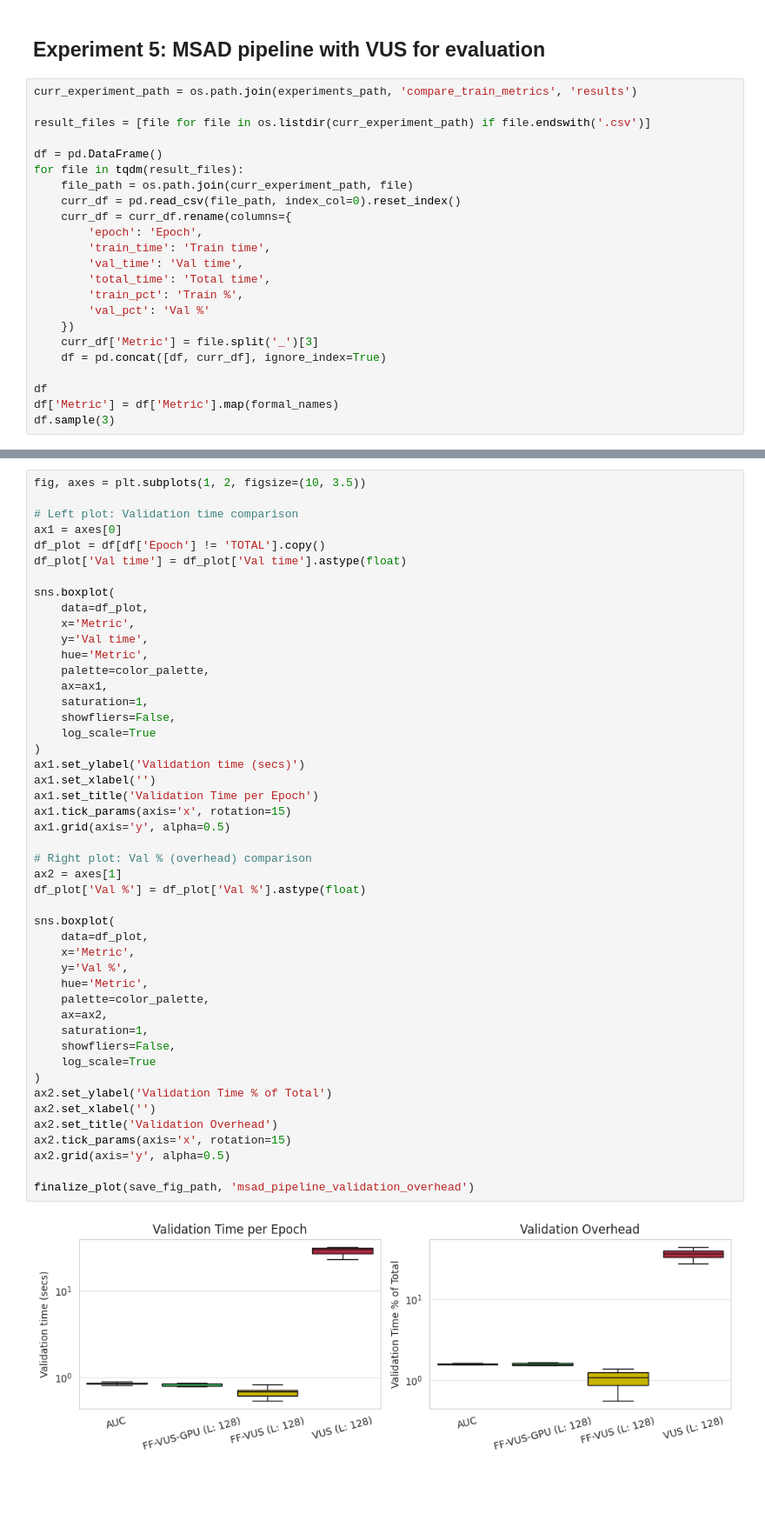
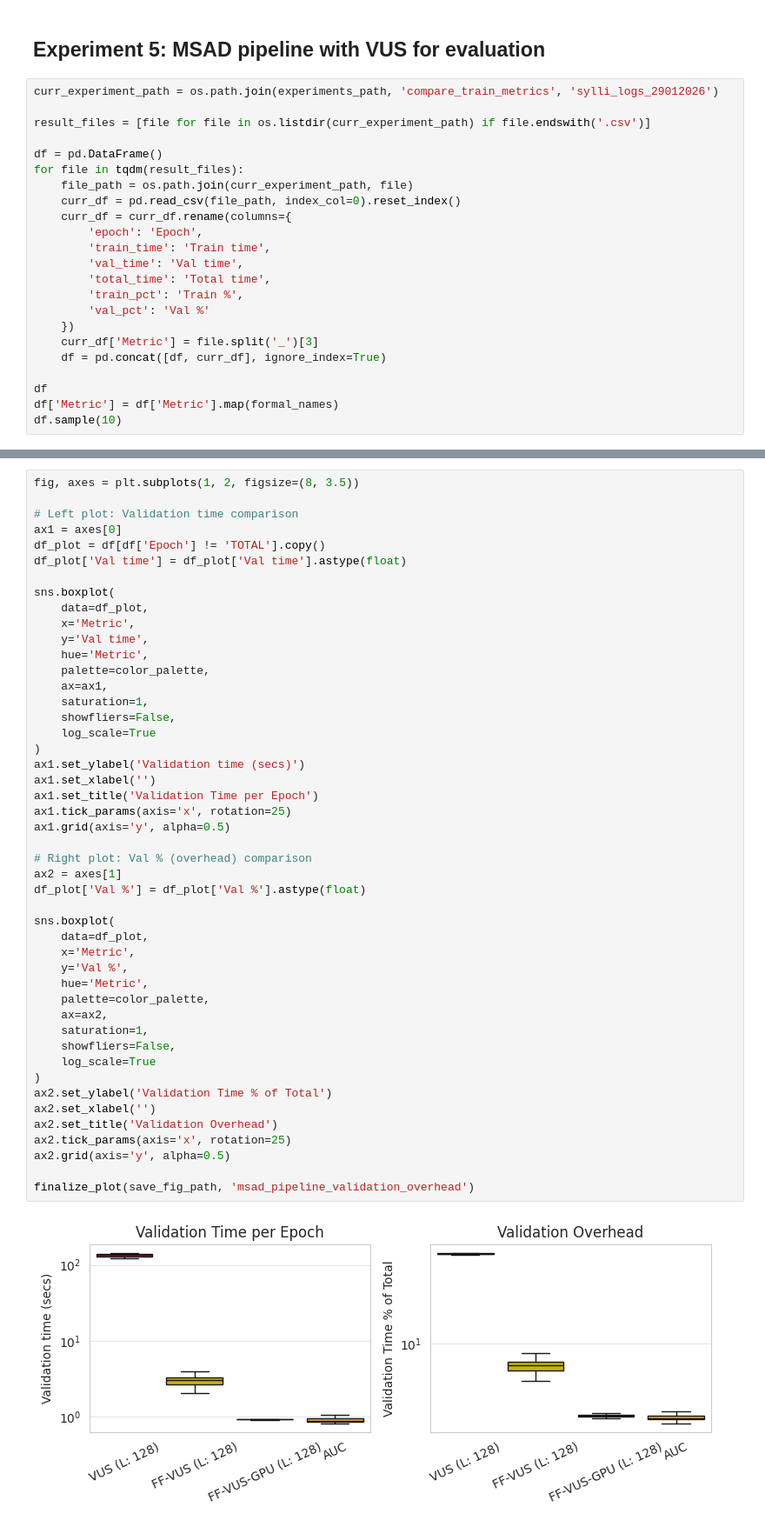
Before and after one commit to sylligardos/autovus, a Jupyter notebook: src/notebooks/experimental_results.ipynb, the cells around one changed output, grey strips where cells are left out. Shown at 87% size. Drawn from its saved outputs; the diff is of its cells as text; blank space fills up the shorter version.

```diff
--- a/src/notebooks/experimental_results.ipynb
+++ b/src/notebooks/experimental_results.ipynb
@@ -905,7 +991,7 @@ finalize_plot(save_fig_path, 'error_auc_equivalence')
 # %% [markdown]
 ## Experiment 5: MSAD pipeline with VUS for evaluation
 # %%
-curr_experiment_path = os.path.join(experiments_path, 'compare_train_metrics', 'results')
+curr_experiment_path = os.path.join(experiments_path, 'compare_train_metrics', 'sylli_logs_29012026')
 
 result_files = [file for file in os.listdir(curr_experiment_path) if file.endswith('.csv')]
 
@@ -926,6 +1012,6 @@ for file in tqdm(result_files):
 
 df
 df['Metric'] = df['Metric'].map(formal_names)
-df.sample(3)
+df.sample(10)
 # %% [output]
 |  | Epoch | Train time | Val time | Total time | Train % | Val % | Metric |
@@ -935,5 +1367,5 @@ df.sample(3)
 # %%
-fig, axes = plt.subplots(1, 2, figsize=(10, 3.5))
+fig, axes = plt.subplots(1, 2, figsize=(8, 3.5))
 
 # Left plot: Validation time comparison
 ax1 = axes[0]
@@ -951,36 +1383,36 @@ sns.boxplot(
     showfliers=False,
     log_scale=True
 )
 ax1.set_ylabel('Validation time (secs)')
 ax1.set_xlabel('')
 ax1.set_title('Validation Time per Epoch')
-ax1.tick_params(axis='x', rotation=15)
+ax1.tick_params(axis='x', rotation=25)
 ax1.grid(axis='y', alpha=0.5)
 
 # Right plot: Val % (overhead) comparison
 ax2 = axes[1]
 df_plot['Val %'] = df_plot['Val %'].astype(float)
 
 sns.boxplot(
     data=df_plot,
     x='Metric',
     y='Val %',
     hue='Metric',
     palette=color_palette,
     ax=ax2,
     saturation=1,
     showfliers=False,
     log_scale=True
 )
 ax2.set_ylabel('Validation Time % of Total')
 ax2.set_xlabel('')
 ax2.set_title('Validation Overhead')
-ax2.tick_params(axis='x', rotation=15)
+ax2.tick_params(axis='x', rotation=25)
 ax2.grid(axis='y', alpha=0.5)
 
 finalize_plot(save_fig_path, 'msad_pipeline_validation_overhead')
 # %% [output]
-[figure, old version]
+[figure, new version]
 # %%
 fig, axes = plt.subplots(1, 1, figsize=(5, 3))
 df_plot = df[df['Epoch'] != 'TOTAL'].copy()
```
Also changed, not shown: parts of 27 cells of this notebook, 4 other files.
